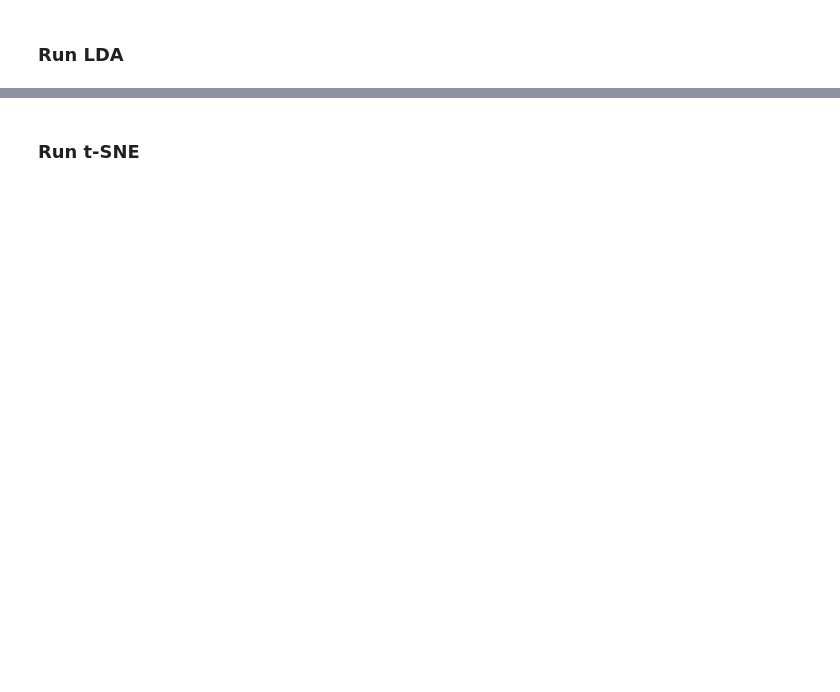
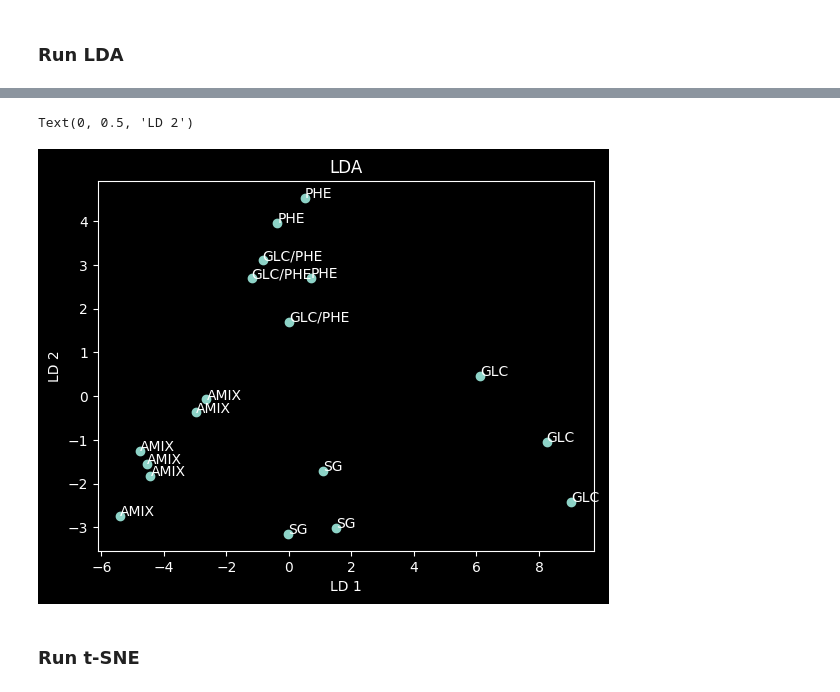
Before and after one commit to RhymerJ123/Rhodococcus-Shap, a Jupyter notebook: L17_notes.ipynb, the cells around one changed output, grey strips where cells are left out. Cells and saved outputs as stored; diff of their text form; code cells hidden in the pictures; blank space fills up the shorter version.

```diff
--- a/L17_notes.ipynb
+++ b/L17_notes.ipynb
@@ -46,2 +194,5 @@ from sklearn.manifold import TSNE
 # %%
 # use list comprehension to convert the labels to group names
+group_names = [label_to_group(label) for label in labels]
+
+group_names
@@ -48,2 +218,7 @@ from sklearn.manifold import TSNE
 # %%
 # define and run LDA
+lda = LDA(n_components=2)
+
+lda_output = lda.fit_transform(scaled_data, group_names)
+
+lda_output
@@ -50,2 +244,7 @@ from sklearn.manifold import TSNE
 # %%
 # convert the LDA results to a dataframe
+lda_df = pd.DataFrame(data=lda_output, columns=['LD 1', 'LD 2'])
+
+lda_df['group_name'] = group_names
+
+lda_df
@@ -54,2 +269,16 @@ from sklearn.manifold import TSNE
+# %%
+# plot the LDA results
+plt.scatter(lda_df['LD 1'], lda_df['LD 2'])
+
+# add labels to plot
+for i, label in enumerate(lda_df['group_name']):
+    plt.annotate(label, (lda_df['LD 1'][i], lda_df['LD 2'][i]))
+
+plt.title('LDA')
+plt.xlabel(f'LD 1')
+plt.ylabel(f'LD 2')
+# %% [output]
+Text(0, 0.5, 'LD 2')
+[figure, added]
 # %% [markdown]
 ### Run t-SNE
```
Also changed, not shown: parts of 19 cells of this notebook.
